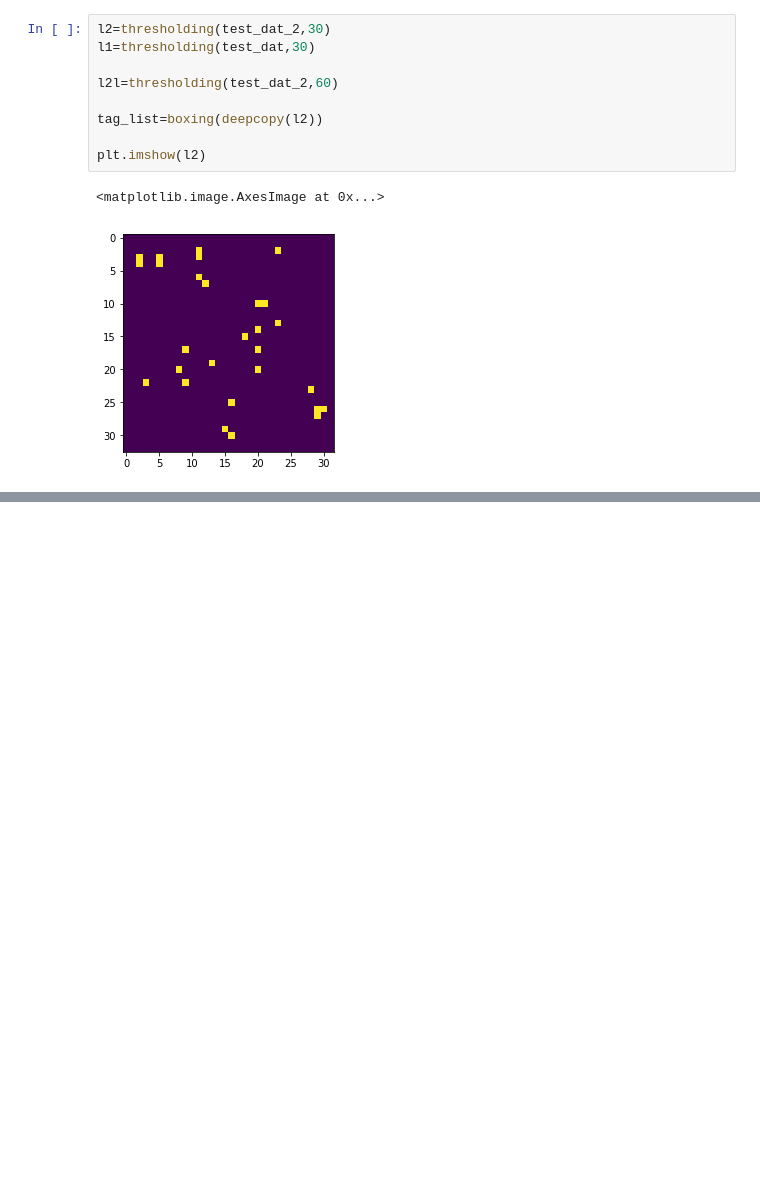
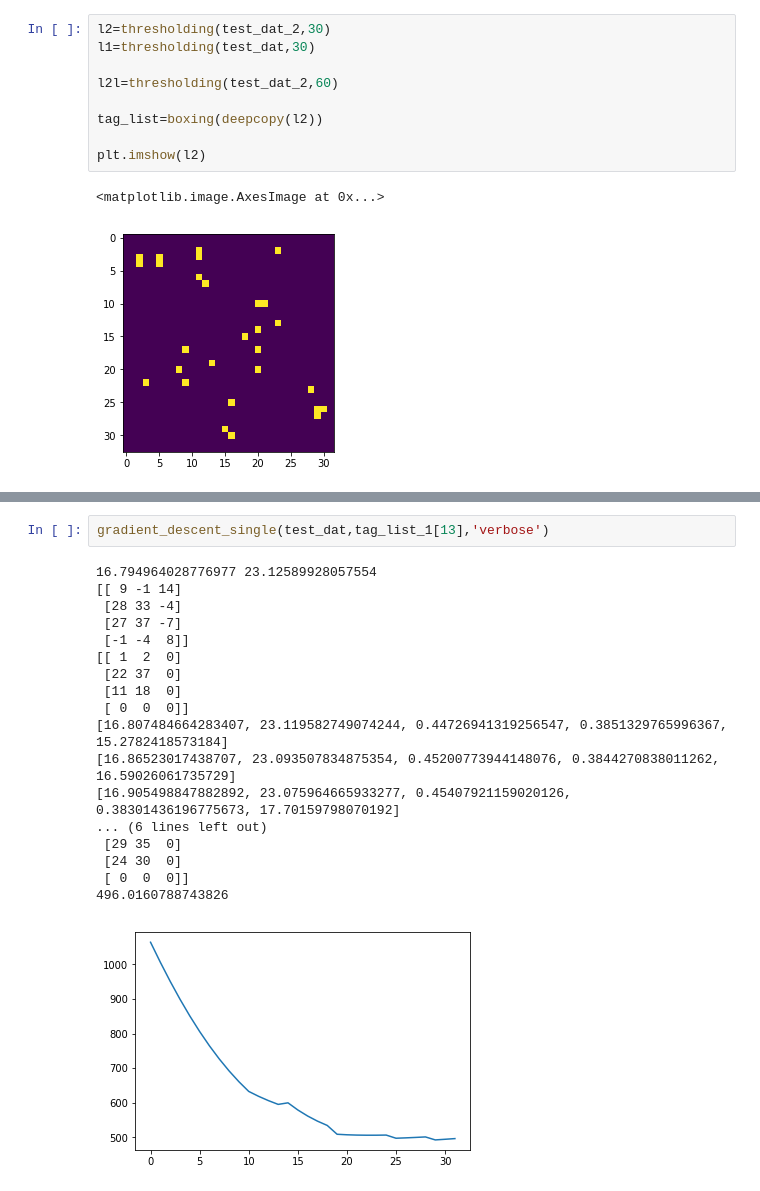
Before and after one commit to yufeipei/B8-project, a Jupyter notebook: b8-test.ipynb, the cells around one changed output, grey strips where cells are left out. Cells and saved outputs as stored; diff of their text form; blank space fills up the shorter version.

```diff
--- a/b8-test.ipynb
+++ b/b8-test.ipynb
@@ -419,0 +478,21 @@ tag_list
+# %%
+gradient_descent_single(test_dat,tag_list_1[13],'verbose')
+# %% [output]
+16.794964028776977 23.12589928057554
+[[ 9 -1 14]
+ [28 33 -4]
+ [27 37 -7]
+ [-1 -4  8]]
+[[ 1  2  0]
+ [22 37  0]
+ [11 18  0]
+ [ 0  0  0]]
+[16.807484664283407, 23.119582749074244, 0.44726941319256547, 0.3851329765996367, 15.2782418573184]
+[16.86523017438707, 23.093507834875354, 0.45200773944148076, 0.3844270838011262, 16.59026061735729]
+[16.905498847882892, 23.075964665933277, 0.45407921159020126, 0.38301436196775673, 17.70159798070192]
+... (6 lines left out)
+ [29 35  0]
+ [24 30  0]
+ [ 0  0  0]]
+496.0160788743826
+[figure, added]
```
Also changed, not shown: parts of 10 cells of this notebook.
